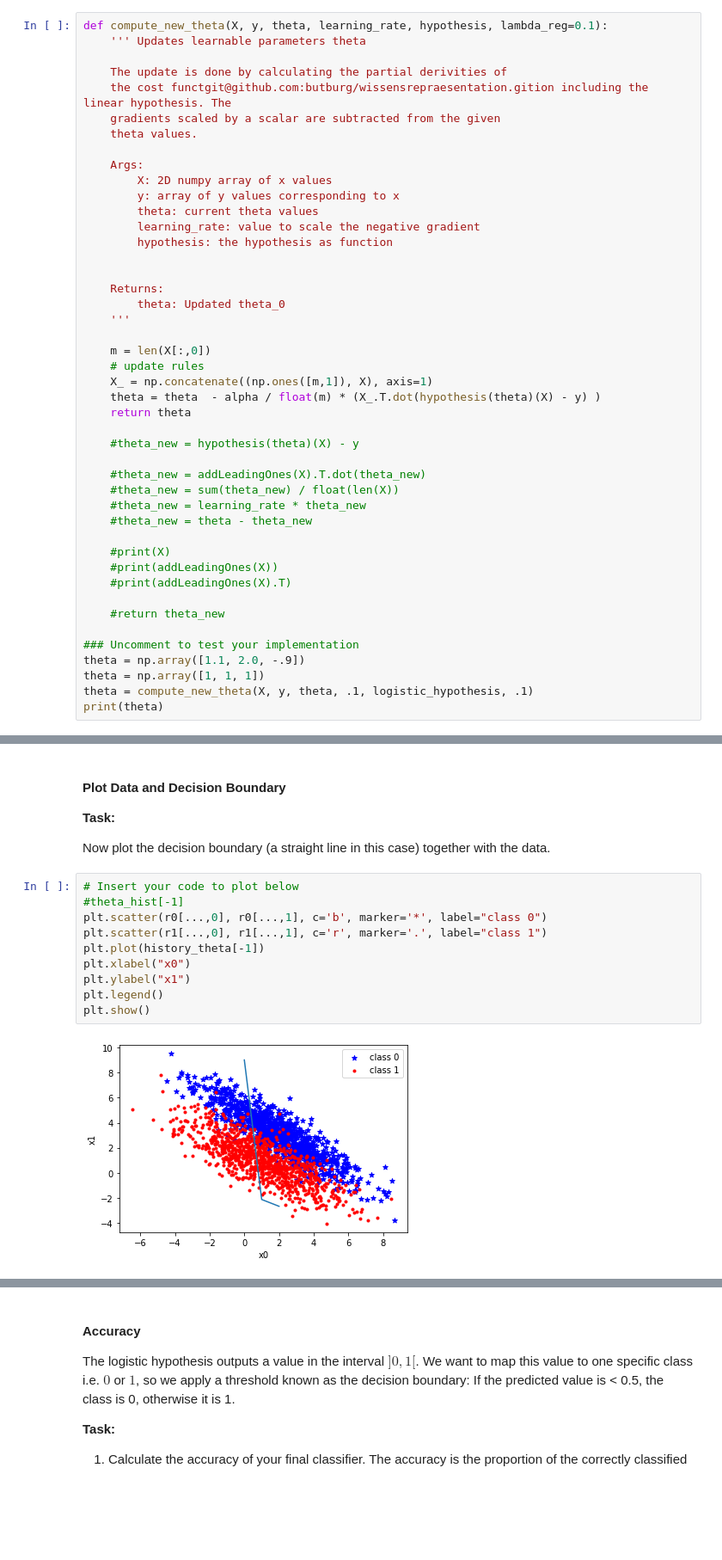
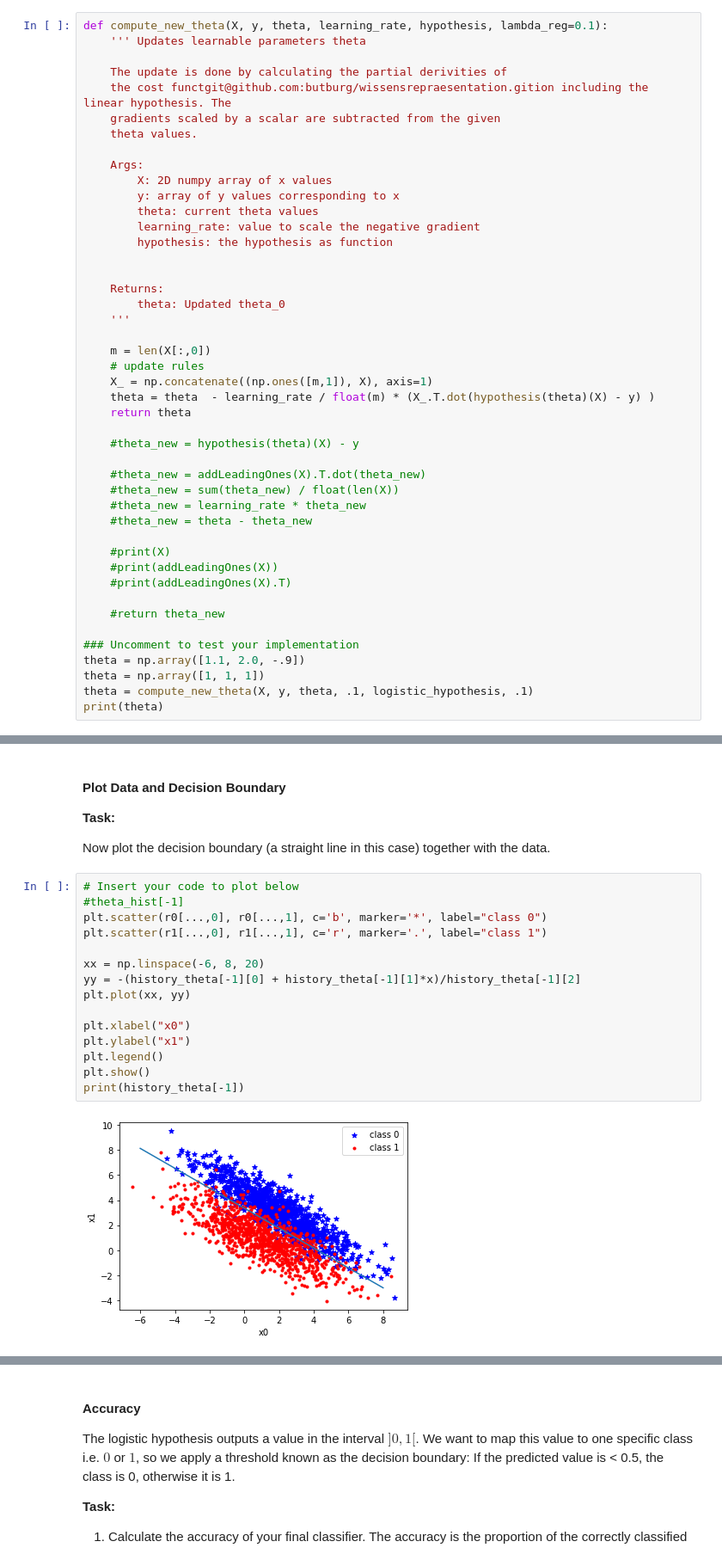
Before and after one commit to butburg/wissensrepraesentation, a Jupyter notebook: exercise-logistic-regression.ipynb, the cells around one changed output, grey strips where cells are left out. Shown at 86% size. Cells and saved outputs as stored; diff of their text form; blank space fills up the shorter version.

Commit message:
impl plot

```diff
--- a/exercise-logistic-regression.ipynb
+++ b/exercise-logistic-regression.ipynb
@@ -511,7 +520,7 @@ def compute_new_theta(X, y, theta, learning_rate, hypothesis, lambda_reg=0.1):
     m = len(X[:,0])
     # update rules
     X_ = np.concatenate((np.ones([m,1]), X), axis=1)
-    theta = theta  - alpha / float(m) * (X_.T.dot(hypothesis(theta)(X) - y) )
+    theta = theta  - learning_rate / float(m) * (X_.T.dot(hypothesis(theta)(X) - y) )
     return theta
 
     #theta_new = hypothesis(theta)(X) - y
@@ -630,12 +639,17 @@ Now plot the decision boundary (a straight line in this case) together with the
 # %%
 # Insert your code to plot below
 #theta_hist[-1]
 plt.scatter(r0[...,0], r0[...,1], c='b', marker='*', label="class 0")
 plt.scatter(r1[...,0], r1[...,1], c='r', marker='.', label="class 1")
-plt.plot(history_theta[-1])
+
+xx = np.linspace(-6, 8, 20)
+yy = -(history_theta[-1][0] + history_theta[-1][1]*x)/history_theta[-1][2]
+plt.plot(xx, yy)
+
 plt.xlabel("x0")
 plt.ylabel("x1")
 plt.legend()
 plt.show()
+print(history_theta[-1])
 # %% [output]
-[figure, old version]
+[figure, new version]
```
Also changed, not shown: parts of 6 cells of this notebook.
